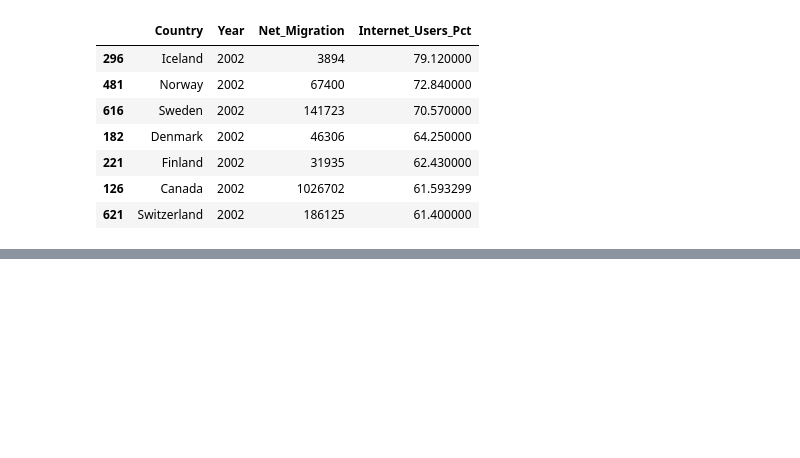
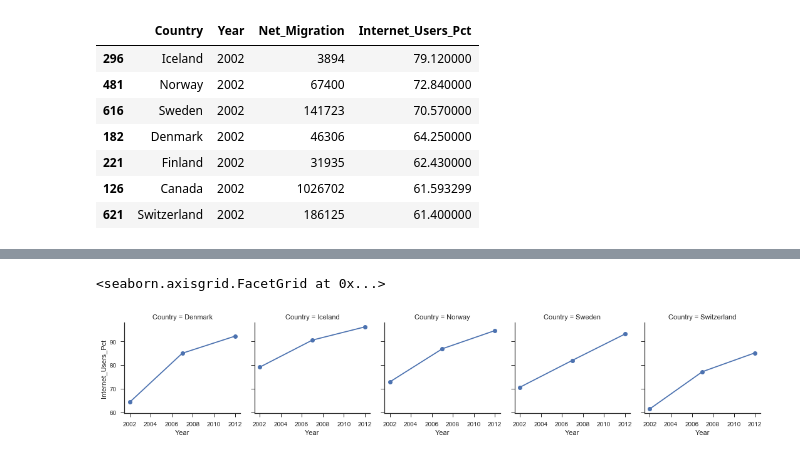
Before and after one commit to paulo-g-martinez/dq1-internet-migration, a Jupyter notebook: data-question-1-jupyter-notebook.ipynb, the cells around one changed output, grey strips where cells are left out. Cells and saved outputs as stored; diff of their text form; code cells hidden in the pictures; blank space fills up the shorter version.

```diff
--- a/data-question-1-jupyter-notebook.ipynb
+++ b/data-question-1-jupyter-notebook.ipynb
@@ -315,0 +314,4 @@ TypeError: 'DataFrame' object is not callable
+# %%
+top_5_internet_diachronic = merged_dfs.query('Country == "Iceland" or Country == "Norway" or Country == "Sweden" or Country == "Denmark" or Country == "Switzerland"')
+# %%
+top_5_internet = top_5_internet_diachronic.query('Year == "2002" or Year == "2007" or Year == "2012"')
@@ -315,0 +337,6 @@ TypeError: 'DataFrame' object is not callable
+# %%
+top5_grid = sns.FacetGrid(top_5_internet, col = "Country")
+top5_grid.map(plt.plot, "Year", "Internet_Users_Pct", marker = 'o')
+# %% [output]
+<seaborn.axisgrid.FacetGrid at 0x...>
+[figure, added]
```
Also changed, not shown: parts of 16 cells of this notebook.
